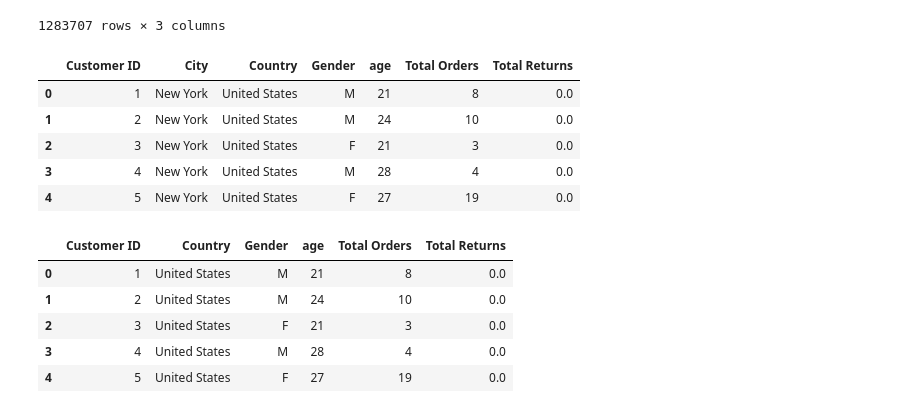
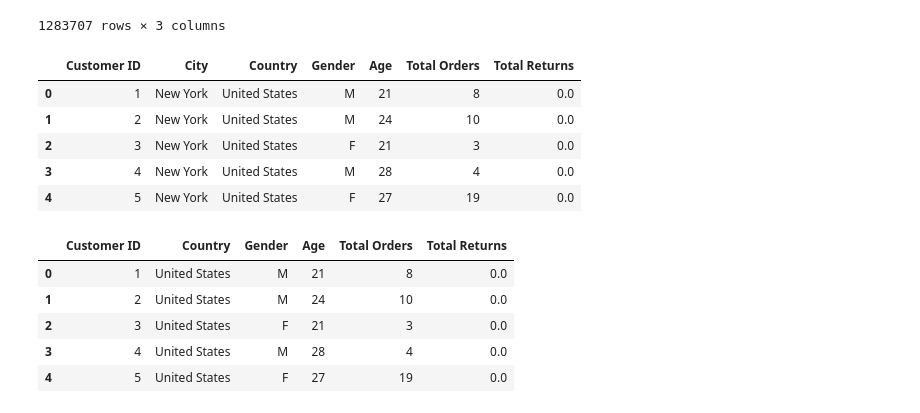
Before and after one commit to johnwee1/dsai-project, a Jupyter notebook: explore.ipynb, the cells around one changed output. Saved outputs shown, nothing was run; the diff lists cells and outputs as text; code cells hidden in the pictures.

```diff
--- a/explore.ipynb
+++ b/explore.ipynb
@@ -47,4 +29,7 @@ customer_data.head()
 # %%
-# Calculate age
 today = datetime.today()
-customer_data['Age'] = customer_data['Date Of Birth'].apply(lambda dob: today.year - dob.year - ((today.month, today.day) < (dob.month, dob.day)))
+customer_data["Age"] = customer_data["Date Of Birth"].apply(
+    lambda dob: today.year
+    - dob.year
+    - ((today.month, today.day) < (dob.month, dob.day))
+)
@@ -100,3 +72,20 @@ merged_data[merged_data["Customer ID"] == 8]
 | 63 | 8 | New York | United States | M | 18 | INV-US-001-03743771 | 3 | 10130 | 42 | NaN | ... |
 | 64 | 8 | New York | United States | M | 18 | INV-US-003-03937472 | 1 | 7070 | P | NaN | ... |
 9 rows × 23 columns
+# %%
+merged_data.drop(
+    columns=[
+        "Line",
+        "Size",
+        "Color",
+        "Employee ID",
+        "Store ID",
+        "Currency Symbol",
+        "SKU",
+        "Payment Method",
+        "Transaction Type",
+        "Product ID",
+        "Invoice Total",
+    ],
+    inplace=True,
+)
@@ -103,14 +108,21 @@ merged_data[merged_data["Customer ID"] == 8]
 # %%
 # Group by CustomerID to get total orders
-total_orders = merged_data.groupby('Customer ID')['Invoice ID'].count().reset_index()
-total_orders.rename(columns={'Invoice ID': 'Total Orders'}, inplace=True)
+total_orders = merged_data.groupby("Customer ID")["Invoice ID"].count().reset_index()
+total_orders.rename(columns={"Invoice ID": "Total Orders"}, inplace=True)
 
 # Get total number of returns per customer
-returns = merged_data[merged_data['Transaction Type'] == 'Return'].groupby('Customer ID')['Invoice ID'].count().reset_index()
-returns.rename(columns={'Invoice ID': 'Total Returns'}, inplace=True)
+returns = (
+    merged_data[merged_data["Transaction Type"] == "Return"]
+    .groupby("Customer ID")["Invoice ID"]
+    .count()
+    .reset_index()
+)
+returns.rename(columns={"Invoice ID": "Total Returns"}, inplace=True)
 
 # Merge both DataFrames
-total_orders_and_returns = pd.merge(total_orders, returns, on='Customer ID', how='left').fillna(0)
+total_orders_and_returns = pd.merge(
+    total_orders, returns, on="Customer ID", how="left"
+).fillna(0)
 
 total_orders_and_returns.shape
 # %% [output]
@@ -135,21 +147,24 @@ total_orders_and_returns
 1283707 rows × 3 columns
 # %%
 # merge this table back to merged_data
-customer_information = pd.merge(customer_data, total_orders_and_returns, on='Customer ID')
+customer_information = pd.merge(
+    customer_data, total_orders_and_returns, on="Customer ID"
+)
 customer_information.head()
 # %% [output]
-|  | Customer ID | City | Country | Gender | age | Total Orders | Total Returns |
+|  | Customer ID | City | Country | Gender | Age | Total Orders | Total Returns |
 | 0 | 1 | New York | United States | M | 21 | 8 | 0.0 |
 | 1 | 2 | New York | United States | M | 24 | 10 | 0.0 |
 | 2 | 3 | New York | United States | F | 21 | 3 | 0.0 |
 | 3 | 4 | New York | United States | M | 28 | 4 | 0.0 |
 | 4 | 5 | New York | United States | F | 27 | 19 | 0.0 |
 # %%
-
-customer_information = customer_information[['Customer ID', 'Country', "Gender", "age", "Total Orders", "Total Returns"]]
+customer_information = customer_information[
+    ["Customer ID", "Country", "Gender", "Age", "Total Orders", "Total Returns"]
+]
 customer_information.head()
 # %% [output]
-|  | Customer ID | Country | Gender | age | Total Orders | Total Returns |
+|  | Customer ID | Country | Gender | Age | Total Orders | Total Returns |
 | 0 | 1 | United States | M | 21 | 8 | 0.0 |
 | 1 | 2 | United States | M | 24 | 10 | 0.0 |
 | 2 | 3 | United States | F | 21 | 3 | 0.0 |
```
Also changed, not shown: parts of 14 cells of this notebook, 5 other files.
